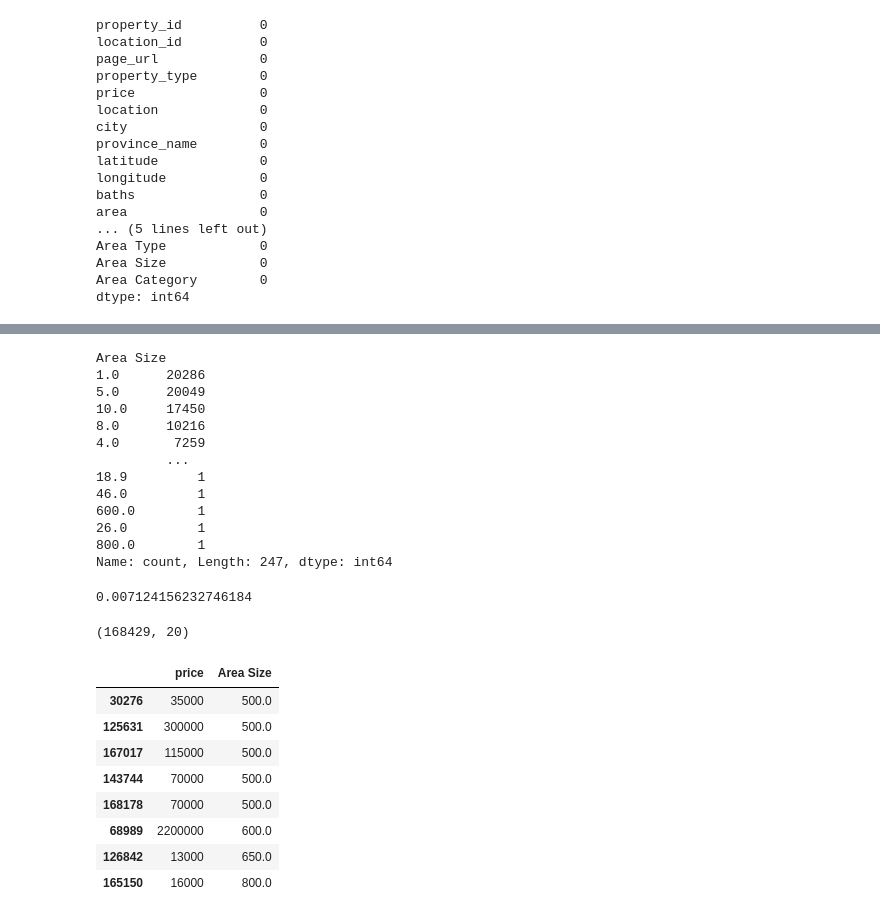
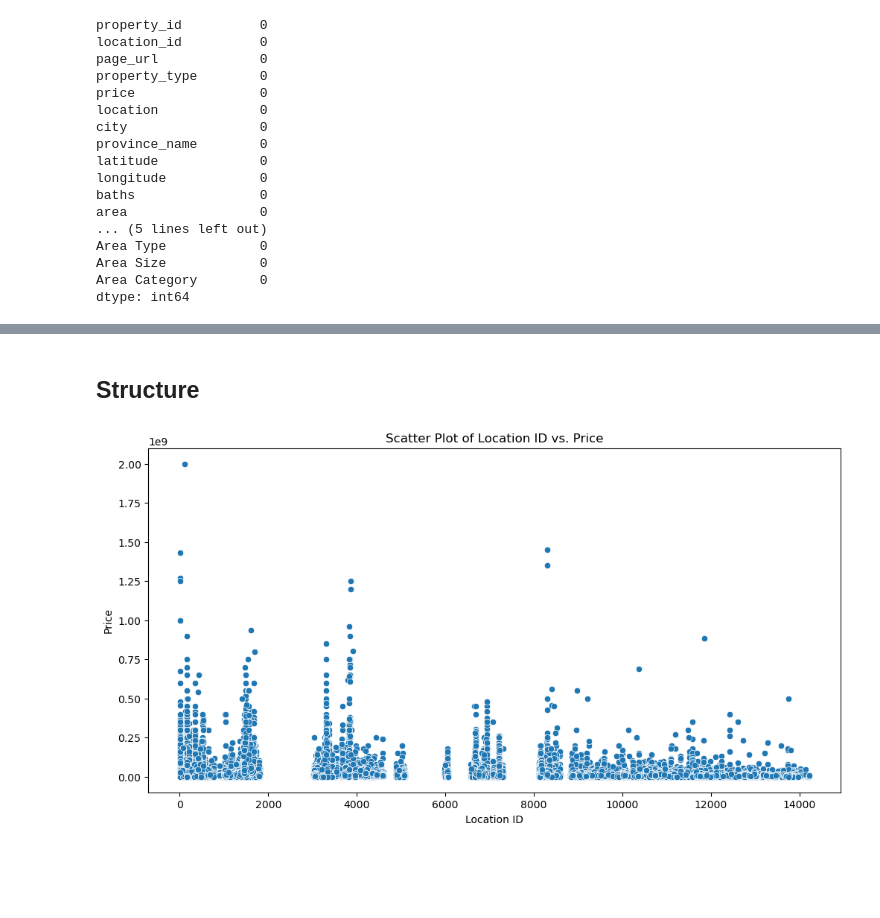
Before and after one commit to liviubalan/data-science-projects, a Jupyter notebook: kaggle/01-house-prices-2023/01-Kaggle House Prices 2023.ipynb, the cells around one changed output, grey strips where cells are left out. Saved outputs shown, nothing was run; the diff lists cells and outputs as text; code cells hidden in the pictures; blank space fills up the shorter version.

Commit message:
Data Cleaning

```diff
--- a/kaggle/01-house-prices-2023/01-Kaggle House Prices 2023.ipynb
+++ b/kaggle/01-house-prices-2023/01-Kaggle House Prices 2023.ipynb
@@ -235,3 +237,0 @@ df_select
-# %%
-df.drop(df[df['baths'] == 403].index, inplace=True)
-df.shape
@@ -266,3 +237,0 @@ print('{}%'.format(percent))
-# %%
-df['bedrooms'] = df['bedrooms'].replace(0, df['bedrooms'].median())
-df['bedrooms'].median()
@@ -285,3 +237,0 @@ df[df['bedrooms'] >= 20][['price', 'bedrooms']].sort_values('price')
-# %%
-df.drop(df[df['bedrooms'] == 68].index, inplace=True)
-df.shape
@@ -310,39 +238,12 @@ Name: count, dtype: int64
-# %%
-df['Area Size'].value_counts()
-# %% [output]
-Area Size
-1.0      20286
-5.0      20049
-10.0     17450
-8.0      10216
-4.0       7259
-         ...
-18.9         1
-46.0         1
-600.0        1
-26.0         1
-800.0        1
-Name: count, Length: 247, dtype: int64
-# %%
-# Because we have few values, the rows can be deleted
-df_select = df[df['Area Size'] == 0]
-len(df_select) / len(df) * 100
-# %% [output]
-0.007124156232746184
-# %%
-df.drop(df_select.index, inplace=True)
-df.shape
-# %% [output]
-(168429, 20)
-# %%
-df[df['Area Size'] >= 500][['price', 'Area Size']].sort_values('Area Size')
-# %% [output]
-|  | price | Area Size |
-| 30276 | 35000 | 500.0 |
-| 125631 | 300000 | 500.0 |
-| 167017 | 115000 | 500.0 |
-| 143744 | 70000 | 500.0 |
-| 168178 | 70000 | 500.0 |
-| 68989 | 2200000 | 600.0 |
-| 126842 | 13000 | 650.0 |
-| 165150 | 16000 | 800.0 |
+# %% [markdown]
+## Structure
+# %%
+# Assuming df is your DataFrame
+plt.figure(figsize=(12, 6))
+sns.scatterplot(x='location_id', y='price', data=df)
+plt.title('Scatter Plot of Location ID vs. Price')
+plt.xlabel('Location ID')
+plt.ylabel('Price')
+plt.show()
+# %% [output]
+[figure, added]
```
Also changed, not shown: parts of 39 cells of this notebook.
